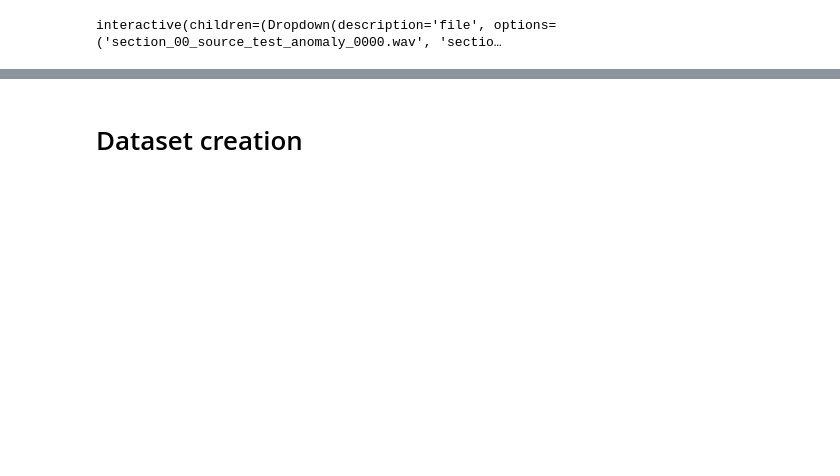
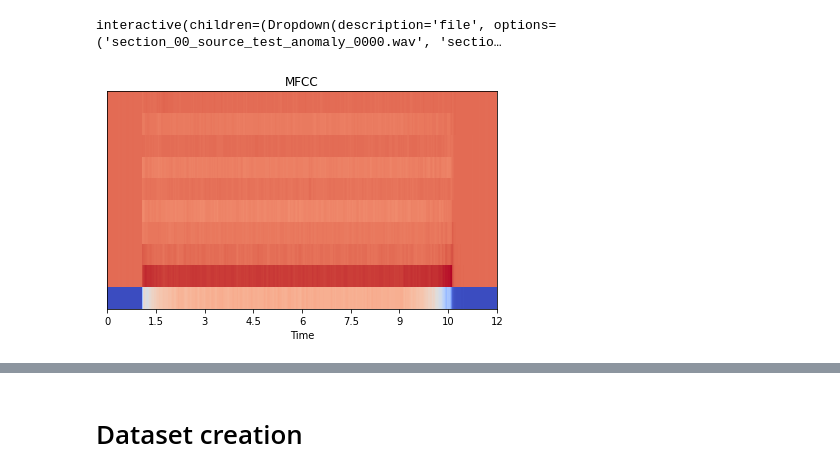
Before and after one commit to AlinaGolkina/sound-anomaly-detection, a Jupyter notebook: notebooks/MIMII_DUE_main_algorithms.ipynb, the cells around one changed output, grey strips where cells are left out. Cells and saved outputs as stored; diff of their text form; code cells hidden in the pictures; blank space fills up the shorter version.

```diff
--- a/notebooks/MIMII_DUE_main_algorithms.ipynb
+++ b/notebooks/MIMII_DUE_main_algorithms.ipynb
@@ -114,3 +150,8 @@ def show_articles_more_than(file=os.listdir(fdir), x=(2, 100)):
     return plot_MFFC_from_audio(fdir+file, x)
 # %% [output]
 interactive(children=(Dropdown(description='file', options=('section_00_source_test_anomaly_0000.wav', 'sectio…
+# %%
+# ToyAdmos normal sound
+plot_MFFC_from_audio(normal_example_ToyAdm, 10)
+# %% [output]
+[figure, added]
```
Also changed, not shown: parts of 51 cells of this notebook.
